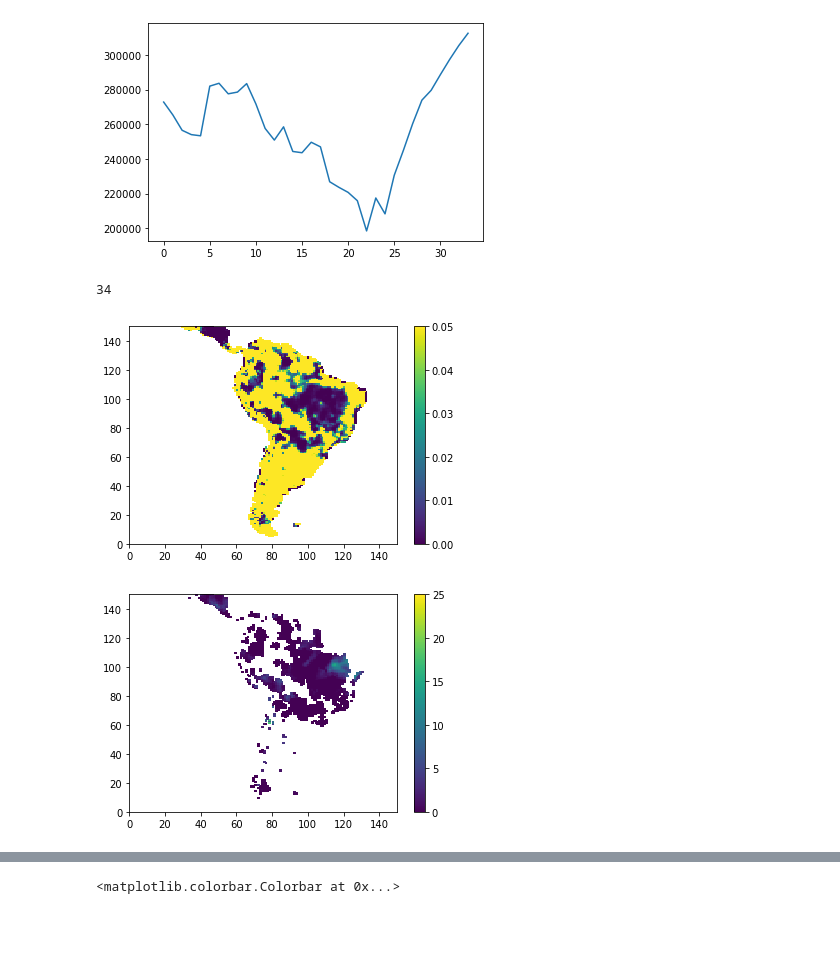
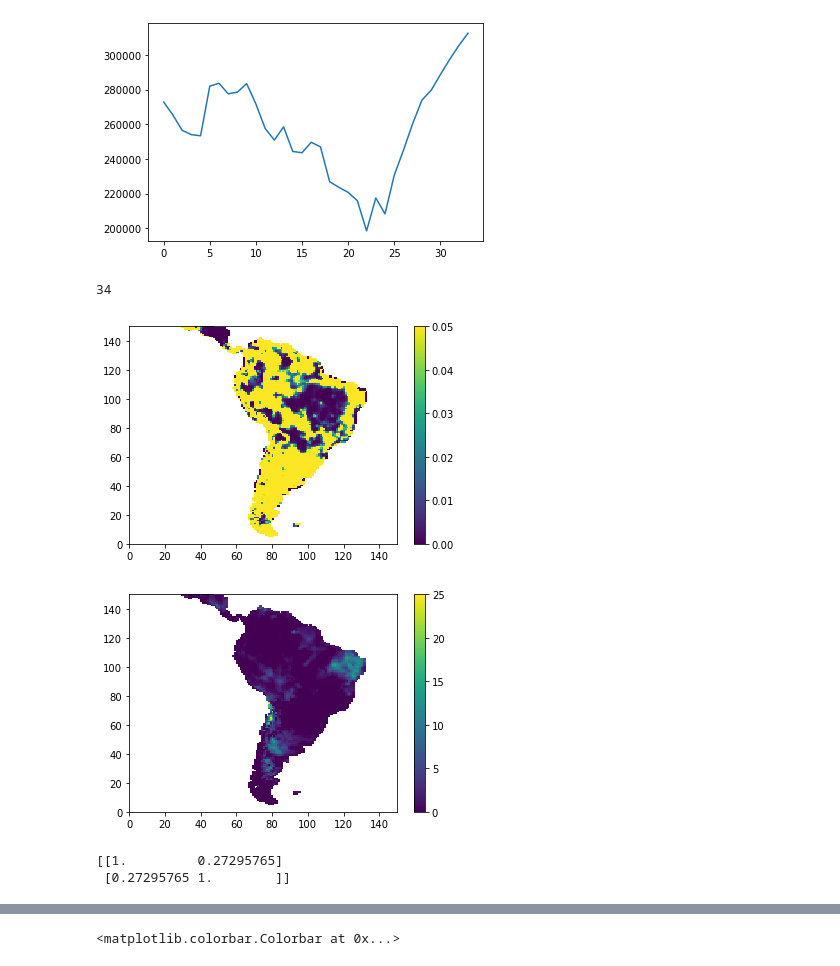
Before and after one commit to patrick-naylor/Global-FWI-ONI-Relationship, a Jupyter notebook: Get_Data.ipynb, the cells around one changed output, grey strips where cells are left out. Saved outputs shown, nothing was run; the diff lists cells and outputs as text; code cells hidden in the pictures; blank space fills up the shorter version.

```diff
--- a/Get_Data.ipynb
+++ b/Get_Data.ipynb
@@ -181,3 +181,22 @@ for i in range(267):
         else:
             t_trend_slope[i,j] = np.float('NaN')
             t_trend_pvalue[i,j] = np.float('NaN')
+# %%
+of_trend_slope = np.empty([267, 576])
+of_trend_intercept = np.empty([267, 576])
+of_trend_rvalue = np.empty([267, 576])
+of_trend_pvalue = np.empty([267, 576])
+of_trend_stderr = np.empty([267, 576])
+
+of_fwi_point = np.empty([34])
+for i in range(267):
+    for j in range(576):
+        of_fwi_point = yearly_fwi_detrend[i,j,:]
+        #print(np.nanmean(fwi_point))
+        if((~np.isnan(np.nanmean(of_fwi_point)))):
+            #print(np.nanmean(fwi_point))
+            mask = ~np.isnan(of_fwi_point) & ~np.isnan(ONI_detrend)
+            of_trend_slope[i,j], of_trend_intercept[i,j], of_trend_rvalue[i,j], of_trend_pvalue[i,j], of_trend_stderr[i,j] = stats.linregress(ONI_detrend[mask], of_fwi_point[mask])
+        else:
+            of_trend_slope[i,j] = np.float('NaN')
+            of_trend_pvalue[i,j] = np.float('NaN')
@@ -194,28 +224,31 @@ plt.plot(amazon_detrend)
 # %%
 yearly_fwi_detrend = np.empty((267, 576, 34))
 
 for i in range(34):
     yearly_fwi_detrend[:,:,i] = yearly_array[:,:,i] - i*t_trend_slope[:,:]
-for i in range(267):
-    for j in range(576):
-        if(t_trend_pvalue[i,j] > 0.05):
-            yearly_fwi_detrend[i,j,:] = np.float('NaN')
+#for i in range(34):
+    #yearly_fwi_detrend[:,:,i] = yearly_fwi_detrend[:,:,i] - i*of_trend_slope[:,:]
+
+#for i in range(267):
+    #for j in range(576):
+        #if(t_trend_pvalue[i,j] > 0.05):
+            #yearly_fwi_detrend[i,j,:] = np.float('NaN')
 plt.figure(1)
 plt.pcolormesh(t_trend_pvalue[0:150,100:250], vmin = 0, vmax = .05)
 plt.colorbar()
 plt.figure(2)
 plt.pcolormesh(yearly_fwi_detrend[0:150,100:250,-1] - yearly_fwi_detrend[0:150,100:250,0], vmin=0, vmax = 25)
 plt.colorbar()
 print(len(amazon_detrend))
 amazon_detrend_delay = [0.0]
 amazon_detrend = amazon_detrend - np.nanmean(amazon_detrend)
 for i in range(33):
     amazon_detrend_delay.append(amazon_detrend[i])
 amazon_detrend_delay = np.array(amazon_detrend_delay)
 # %% [output]
 34
 [figure]
-[figure, old version]
+[figure, new version]
 # %%
 coef = np.empty([267, 576])
 
@@ -231,5 +264,12 @@ for i in range(267):
         else:
             coef[i,j] = np.float('NaN')
+# %%
+coefr = np.corrcoef(amazon_detrend, ONI_detrend)
+
+print(coefr)
+# %% [output]
+[[1.         0.27295765]
+ [0.27295765 1.        ]]
 # %%
 plt.figure(1)
 plt.pcolormesh(coef, vmin = -1, vmax = 1, cmap = 'gist_ncar')
```
Also changed, not shown: parts of 3 cells of this notebook.
